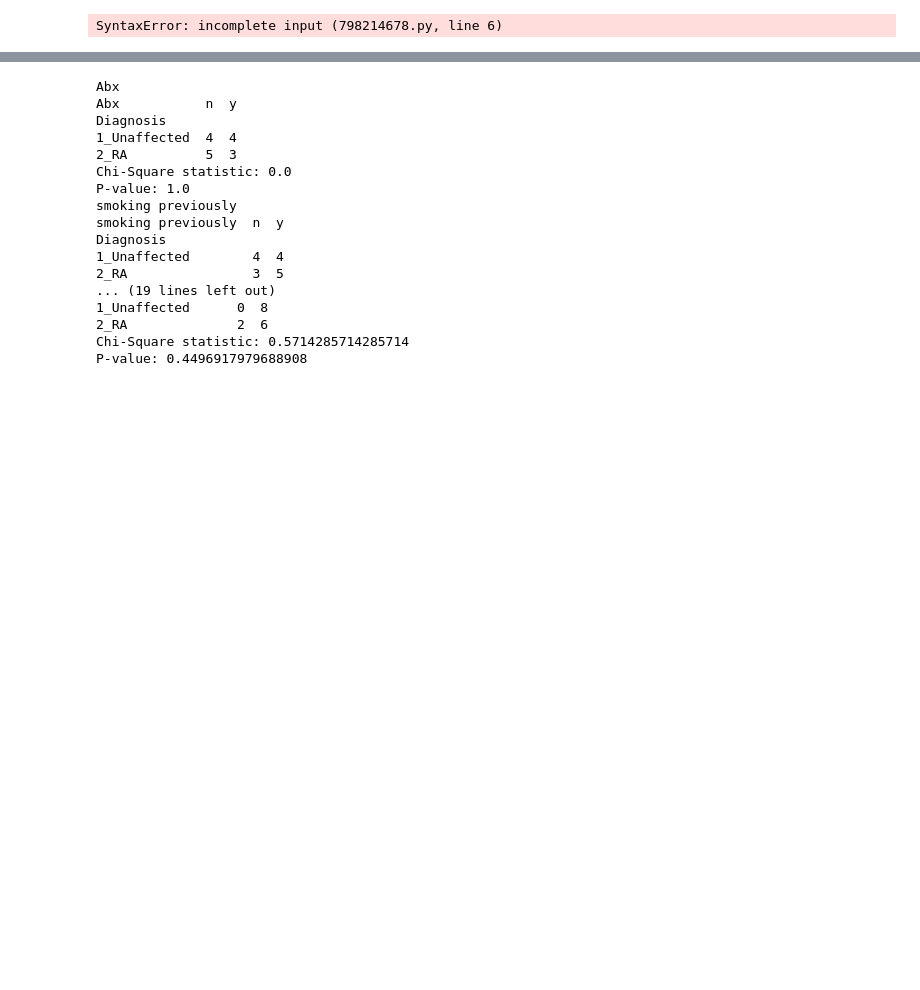
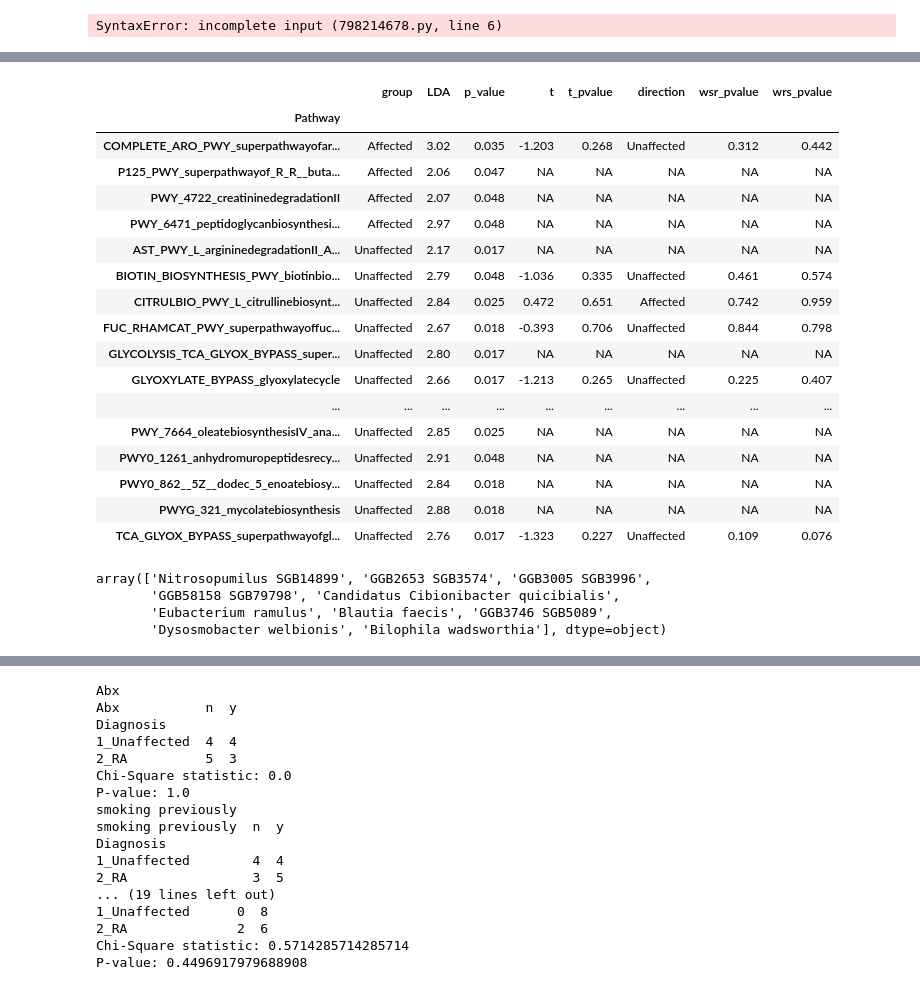
Before and after one commit to kbpi314/twinsra, a Jupyter notebook: code/twinsra_v5.ipynb, the cells around one changed output, grey strips where cells are left out. Cells and saved outputs as stored; diff of their text form; code cells hidden in the pictures; blank space fills up the shorter version.

Commit message:
updated twins uk compariosn

```diff
--- a/code/twinsra_v5.ipynb
+++ b/code/twinsra_v5.ipynb
@@ -1270,0 +1640,18 @@ SyntaxError: incomplete input (798214678.py, line 6)
+# %%
+df_mc_merge = df_mc.copy()
+df_mc_merge.columns = df_mc_merge.columns.map(lambda x: x.split('|')[0])
+df_mc_merge = df_mc_merge.groupby(lambda x:x, axis=1).sum()
+
+queries = []
+q_to_entry = {}
+for x in df_mc_merge.columns.values:
+    q = x.replace(': ','_')
+    q = q.replace(' ','')
+    q = q.replace('-','_')
+    q_to_entry[q] = x
+    queries.append(q)
+
+for q in queries:
+    for t in df_merge.index:
+        if q in t:
+            print(q,t,q_to_entry[q])
@@ -1270,0 +1732,31 @@ SyntaxError: incomplete input (798214678.py, line 6)
+# %%
+df_lefse_path_uk
+# %% [output]
+|  | group | LDA | p_value | t | t_pvalue | direction | wsr_pvalue | wrs_pvalue |
+| Pathway |  |  |  |  |  |  |  |  |
+| COMPLETE_ARO_PWY_superpathwayofar... | Affected | 3.02 | 0.035 | -1.203 | 0.268 | Unaffected | 0.312 | 0.442 |
+| P125_PWY_superpathwayof_R_R__buta... | Affected | 2.06 | 0.047 | NA | NA | NA | NA | NA |
+| PWY_4722_creatininedegradationII | Affected | 2.07 | 0.048 | NA | NA | NA | NA | NA |
+| PWY_6471_peptidoglycanbiosynthesi... | Affected | 2.97 | 0.048 | NA | NA | NA | NA | NA |
+| AST_PWY_L_argininedegradationII_A... | Unaffected | 2.17 | 0.017 | NA | NA | NA | NA | NA |
+| BIOTIN_BIOSYNTHESIS_PWY_biotinbio... | Unaffected | 2.79 | 0.048 | -1.036 | 0.335 | Unaffected | 0.461 | 0.574 |
+| CITRULBIO_PWY_L_citrullinebiosynt... | Unaffected | 2.84 | 0.025 | 0.472 | 0.651 | Affected | 0.742 | 0.959 |
+| FUC_RHAMCAT_PWY_superpathwayoffuc... | Unaffected | 2.67 | 0.018 | -0.393 | 0.706 | Unaffected | 0.844 | 0.798 |
+| GLYCOLYSIS_TCA_GLYOX_BYPASS_super... | Unaffected | 2.80 | 0.017 | NA | NA | NA | NA | NA |
+| GLYOXYLATE_BYPASS_glyoxylatecycle | Unaffected | 2.66 | 0.017 | -1.213 | 0.265 | Unaffected | 0.225 | 0.407 |
+| ... | ... | ... | ... | ... | ... | ... | ... | ... |
+| PWY_7664_oleatebiosynthesisIV_ana... | Unaffected | 2.85 | 0.025 | NA | NA | NA | NA | NA |
+| PWY0_1261_anhydromuropeptidesrecy... | Unaffected | 2.91 | 0.048 | NA | NA | NA | NA | NA |
+| PWY0_862__5Z__dodec_5_enoatebiosy... | Unaffected | 2.84 | 0.018 | NA | NA | NA | NA | NA |
+| PWYG_321_mycolatebiosynthesis | Unaffected | 2.88 | 0.018 | NA | NA | NA | NA | NA |
+| TCA_GLYOX_BYPASS_superpathwayofgl... | Unaffected | 2.76 | 0.017 | -1.323 | 0.227 | Unaffected | 0.109 | 0.076 |
+# %%
+df1 = pd.read_csv('/Users/KevinBu/Desktop/clemente_lab/Projects/twinsra/inputs/RA_twins/16S/jobs/15_taxa/15_taxa_stats_clean.csv')
+df1 = df1[df1['wilcoxon'] <= 0.1]
+df1.feature.values
+# df1
+# %% [output]
+array(['Nitrosopumilus SGB14899', 'GGB2653 SGB3574', 'GGB3005 SGB3996',
+       'GGB58158 SGB79798', 'Candidatus Cibionibacter quicibialis',
+       'Eubacterium ramulus', 'Blautia faecis', 'GGB3746 SGB5089',
+       'Dysosmobacter welbionis', 'Bilophila wadsworthia'], dtype=object)
```
Also changed, not shown: parts of 33 cells of this notebook, 1 other file.
